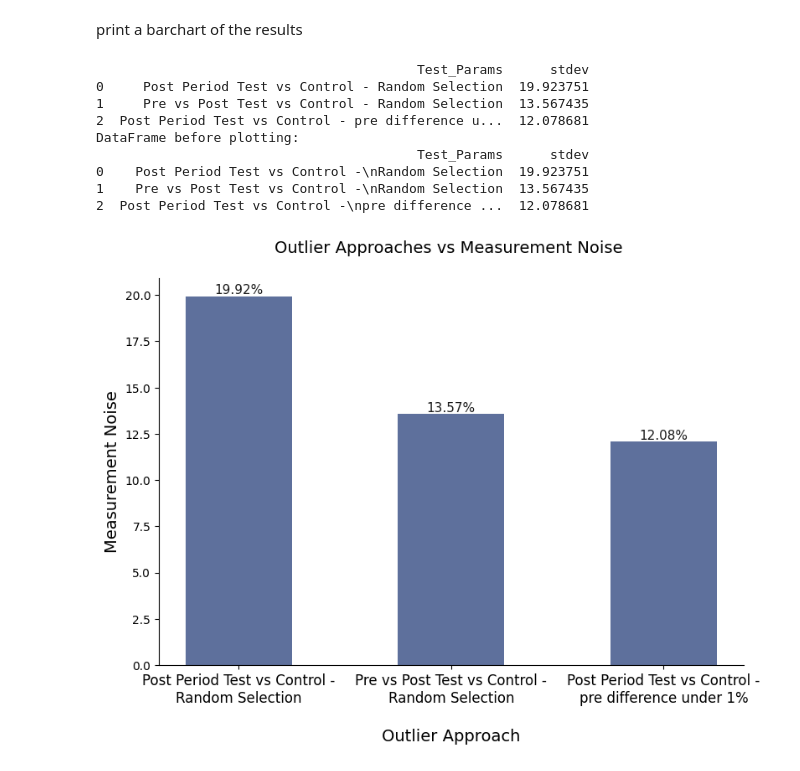
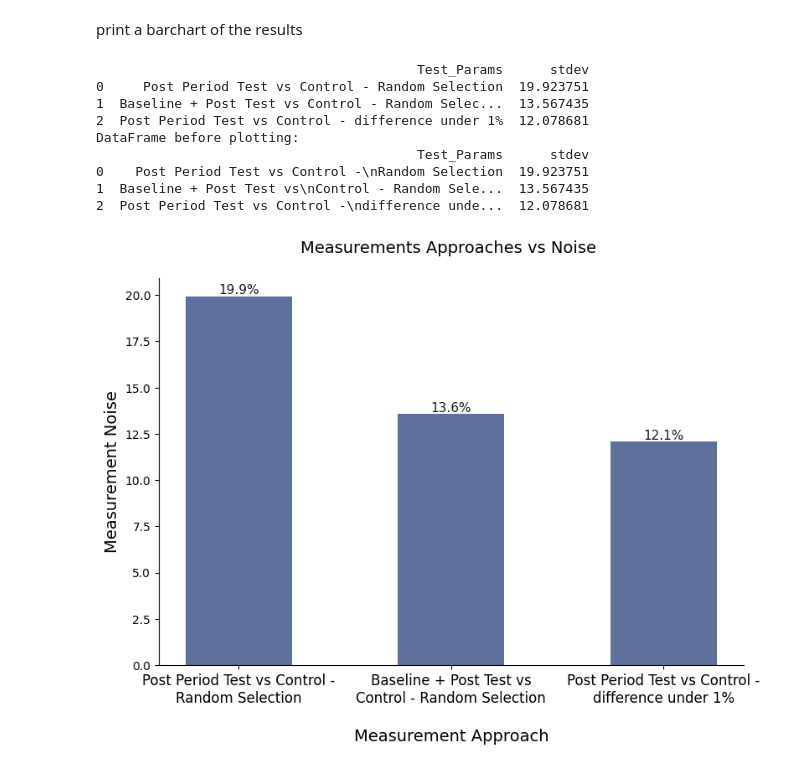
Before and after one commit to jcampbell542/optimizing_customer_test_measurement, a Jupyter notebook: Improved Random Selection.ipynb, the cells around one changed output. Saved outputs shown, nothing was run; the diff lists cells and outputs as text; code cells hidden in the pictures.

Commit message:
Update Improved Random Selection.ipynb
changed the bar chart category titles.

```diff
--- a/Improved Random Selection.ipynb
+++ b/Improved Random Selection.ipynb
@@ -771,15 +771,15 @@ def results_barchart(results_df, label_char_width):
 
     plt.figure(figsize=(9, 6))
     plt.bar(results_df['Test_Params'], results_df['stdev'], color=(0.1, 0.2, 0.45, 0.45), width=0.5)
-    plt.title("Outlier Approaches vs Measurement Noise \n  ", fontsize=14)
-    plt.xlabel("\nOutlier Approach", fontsize=14)
+    plt.title("Measurements Approaches vs Noise \n  ", fontsize=14)
+    plt.xlabel("\nMeasurement Approach", fontsize=14)
     plt.ylabel("Measurement Noise", fontsize=14)
     plt.xticks(fontsize = 12)
     bars = plt.bar(results_df['Test_Params'], results_df['stdev'], color=(0.1, 0.2, 0.45, 0.45), width=0.5)
 
     for bar in bars:
         height = bar.get_height()
-        plt.text(bar.get_x() + bar.get_width() / 2.0, height, f'{height:.2f}%', ha='center', va='bottom', fontsize=11, color =(0.0, 0.0, 0.0, 0.9))
+        plt.text(bar.get_x() + bar.get_width() / 2.0, height, f'{height:.1f}%', ha='center', va='bottom', fontsize=11, color =(0.0, 0.0, 0.0, 0.9))
 
     ax = plt.gca()
     ax.spines['top'].set_visible(False)
@@ -824,34 +824,34 @@ def add_newlines_to_all_columns(df, max_length=40):
 # %%
 rand_post_only = results_df_baseline['post_lift'].std()
 rand_pre_post = results_df_baseline['pre_vs_post_lift'].std()
 under_01_post = results_df_lift_limited_01['post_lift'].std()
 
 results_list = []
 
 results_descrip = 'Post Period Test vs Control - Random Selection'
 results_dict_temp = {'Test_Params' : results_descrip, 'stdev' : rand_post_only}
 results_list.append(results_dict_temp)
 
-results_descrip ='Pre vs Post Test vs Control - Random Selection'
+results_descrip ='Baseline + Post Test vs Control - Random Selection'
 results_dict_temp = {'Test_Params' : results_descrip, 'stdev' : rand_pre_post}
 results_list.append(results_dict_temp)
 
-results_descrip ='Post Period Test vs Control - pre difference under 1%'
+results_descrip ='Post Period Test vs Control - difference under 1%'
 results_dict_temp = {'Test_Params' : results_descrip, 'stdev' : under_01_post}
 results_list.append(results_dict_temp)
 
 barchart_df = pd.DataFrame(results_list)
 print(barchart_df)
 
 results_barchart(barchart_df, 30)
 # %% [output]
                                          Test_Params      stdev
 0     Post Period Test vs Control - Random Selection  19.923751
-1     Pre vs Post Test vs Control - Random Selection  13.567435
-2  Post Period Test vs Control - pre difference u...  12.078681
+1  Baseline + Post Test vs Control - Random Selec...  13.567435
+2  Post Period Test vs Control - difference under 1%  12.078681
 DataFrame before plotting:
                                          Test_Params      stdev
 0    Post Period Test vs Control -\nRandom Selection  19.923751
-1    Pre vs Post Test vs Control -\nRandom Selection  13.567435
-2  Post Period Test vs Control -\npre difference ...  12.078681
+1  Baseline + Post Test vs\nControl - Random Sele...  13.567435
+2  Post Period Test vs Control -\ndifference unde...  12.078681
-[figure, old version]
+[figure, new version]
```
